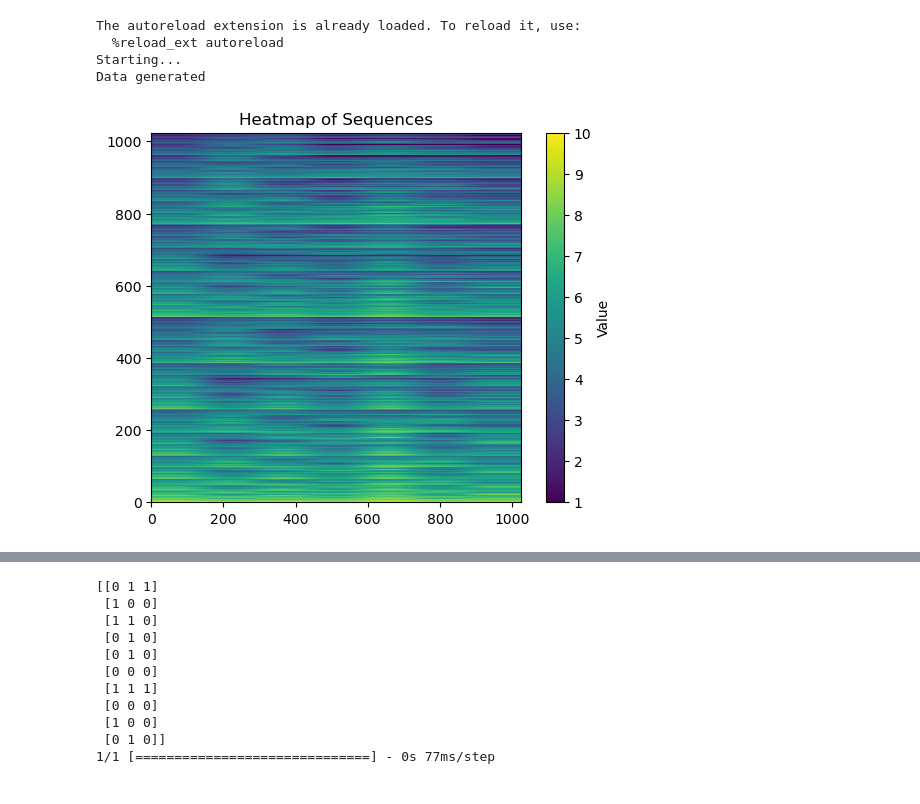
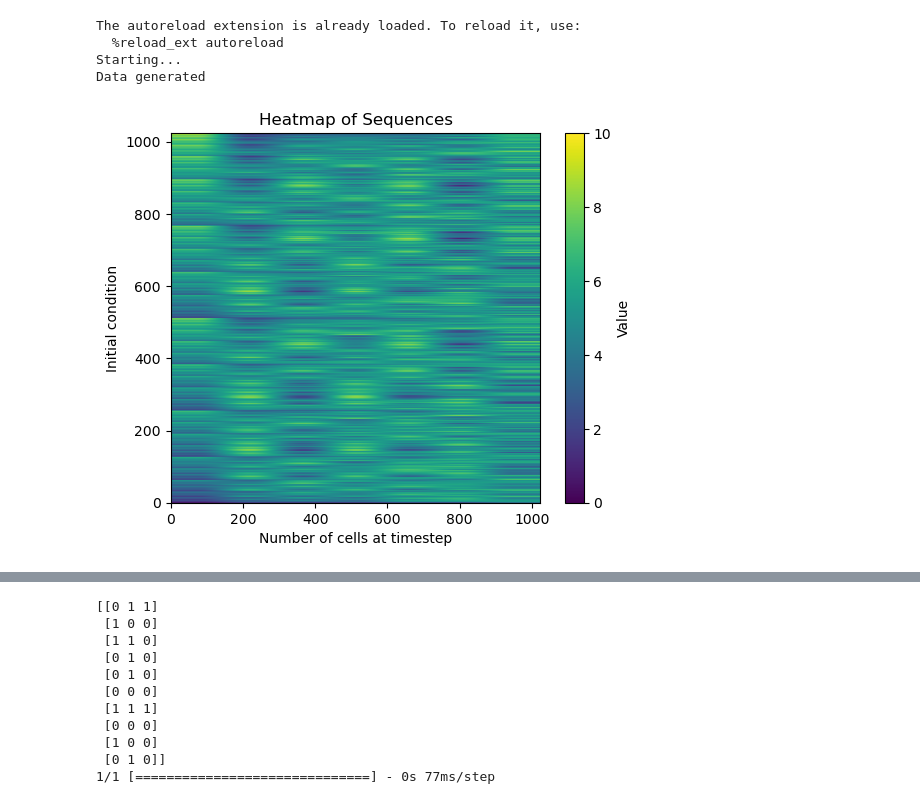
Before and after one commit to Everfade/CNNCAM, a Jupyter notebook: Learning1DCAM.ipynb, the cells around one changed output, grey strips where cells are left out. Drawn from its saved outputs; the diff is of its cells as text; code cells hidden in the pictures.

```diff
--- a/Learning1DCAM.ipynb
+++ b/Learning1DCAM.ipynb
@@ -23,6 +23,62 @@ class CustomCallback(tf.keras.callbacks.Callback):
         if logs.get('val_accuracy') == 1:
             self.model.stop_training = True
 #Seedings and Config
+class Wraparound1D(tf.keras.layers.Layer):
+    """
+    Apply periodic boundary conditions on a 1D sequence by padding
+    along the axis.
+    padding : int or tuple, the amount to wrap around
+    """
+
+    def __init__(self, padding=2, **kwargs):
+        super(Wraparound1D, self).__init__()
+        self.padding = padding
+
+    def get_config(self):
+
+        config = super().get_config().copy()
+        config.update({
+            'padding': self.padding,
+        })
+        return config
+    def call(self, inputs):
+        return periodic_padding(inputs, self.padding)
+
+def periodic_padding(seq, padding=1):
+    """
+    Create a periodic padding (wrap) around a 1D sequence, to emulate
+    periodic boundary conditions.
+    """
+    seq_len = tf.shape(seq)[1]
+
+    pad_left = seq[:, -padding:]
+    pad_right = seq[:, :padding]
+
+    padded_seq = tf.concat([pad_left, seq, pad_right], axis=1)
+
+    return padded_seq
+
+@tf.custom_gradient
+def custom_binary_threshold(x):
+    threshold = 1.0
+    condition = tf.greater_equal(x, threshold)
+
+    def grad(dy):
+
+        grad_true = dy
+        grad_false = tf.zeros_like(dy)
+
+        return tf.where(condition, grad_true, grad_false)
+
+    return tf.cast(condition, x.dtype), grad
+
+
+
+
+def custom_bias_initializer(shape, dtype=None):
+
+    initial_biases = tf.constant(0.1, shape=shape, dtype=dtype)
+    return initial_biases
 
 SEED =3
 print("Starting...")
@@ -47,8 +103,7 @@ sequence_length=MEMORY_CONSTANT*2
 gol = CaMemory1D(grid_size=gridsize , rule_type=RuleTypes.Default,
                 memory_type=MemoryTypes.Most_Frequent, memory_horizon=MEMORY_CONSTANT)
 
-gol.set_rule([[[0, 0, 0],[0, 0, 1],[0, 1, 0],[0, 1, 1],[1, 0, 0],[1, 0, 1],[1, 1, 0],[1, 1, 1]],
-               [[0],      [1]         ,[0]      ,[1]     ,[1]      ,[0]      ,[0],     [1 ]]])
+gol.set_rule_number(30)
 #gol.set_rule([[[0, 0, 0], [0, 0, 1], [0, 1, 0], [0, 1, 1], [1, 0, 0], [1, 0, 1], [1, 1, 0], [1, 1, 1]],
  #                 [              [0],       [1],        [0],       [1],       [1],        [0],        [0],        [1]]])
 
@@ -58,42 +113,45 @@ sequences= np.array(gol.generate_training_data_sequences(x_values,sequence_lengt
 print("Data generated")
 
 collapsed_sequences=collapse_sequences(sequences)
-sequences=np.append(sequences,sequences,axis=0)
+#sequences=np.append(sequences,sequences,axis=0)
 n = gridsize
 
 #Some visualization of the dataset
-plt.imshow(collapsed_sequences, cmap='viridis', origin='upper',
+plt.imshow(collapsed_sequences[::-1], cmap='viridis', origin='upper',
            extent=[0, collapsed_sequences.shape[0], 0,
-                   collapsed_sequences.shape[0]], vmin=1, vmax=n)
+                  collapsed_sequences.shape[0]], vmin=0, vmax=n)
 plt.colorbar(label='Value')
+plt.xlabel("Number of cells at timestep")
+plt.ylabel("Initial condition")
 plt.title('Heatmap of Sequences')
+plt.savefig("Heatmap_rule30")
 
-sequences=np.concatenate((sequences,sequences),axis=0)
+#sequences=np.concatenate((sequences,sequences),axis=0)
 np.random.shuffle(sequences)
 
 x_sequence=sequences[:,MEMORY_CONSTANT:MEMORY_CONSTANT*2]
 y_sequence=sequences[:,MEMORY_CONSTANT*2]
 x_sequence.reshape(-1,MEMORY_CONSTANT* gridsize,1)
 
 #might leave it unchanged for binary systems
 Y_val_onehot =  tf.squeeze( tf.one_hot(tf.cast( y_sequence.reshape(-1,  gridsize,1), tf.int32), num_classes))
 split_index = round(samples*0.85)
 x_train = x_sequence
 #x_train, x_val = x_sequence[:split_index] , x_sequence[split_index:]
 y_train= Y_val_onehot
 #y_train, y_val = Y_val_onehot[:split_index], Y_val_onehot[split_index:]
 #split_index=len(y_val)//2
 #y_val, y_test = y_val[:split_index], y_val[split_index:]
 #x_val, x_test = x_val[:split_index] , x_val[split_index:]
 
 
 
 
 loss = lambda x, y: tf.keras.losses.categorical_crossentropy(tf.reshape(x, shape=(-1, num_classes)),
                                                              tf.reshape(y, shape=(-1, num_classes)),                                                             from_logits=True)
 # %% [output]
 The autoreload extension is already loaded. To reload it, use:
   %reload_ext autoreload
 Starting...
 Data generated
-[figure, old version]
+[figure, new version]
```
Also changed, not shown: parts of 10 cells of this notebook.
